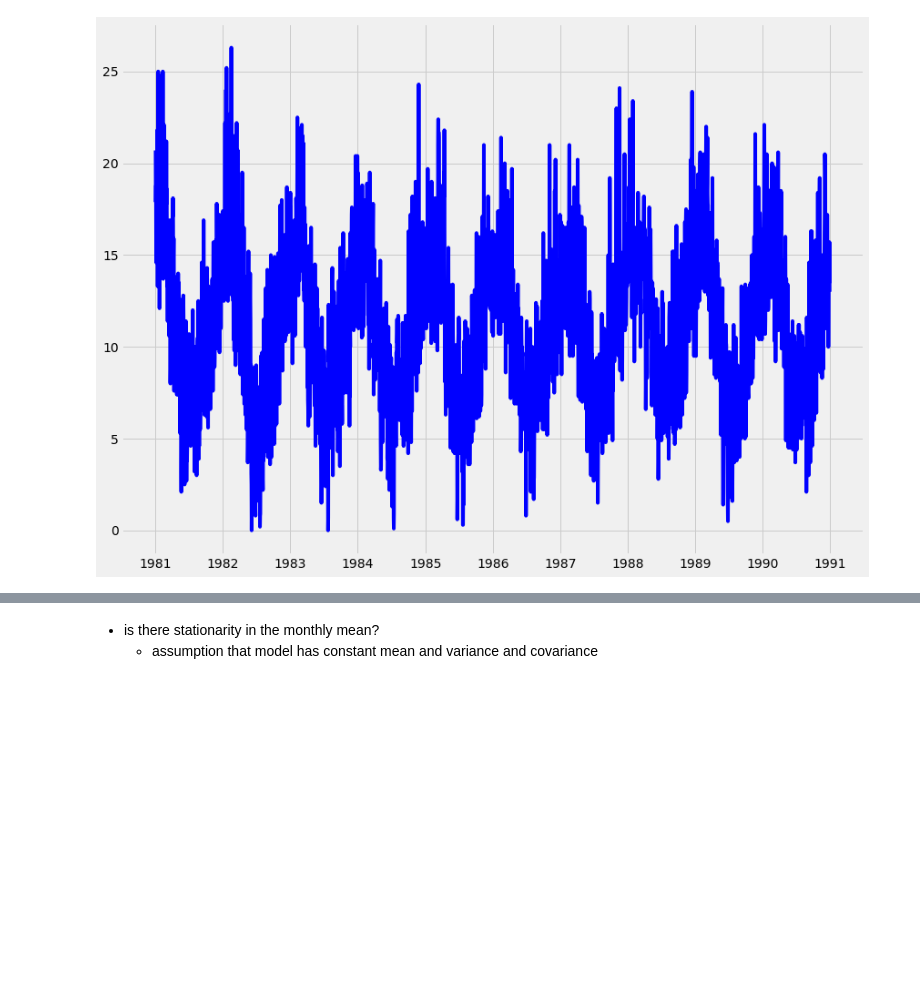
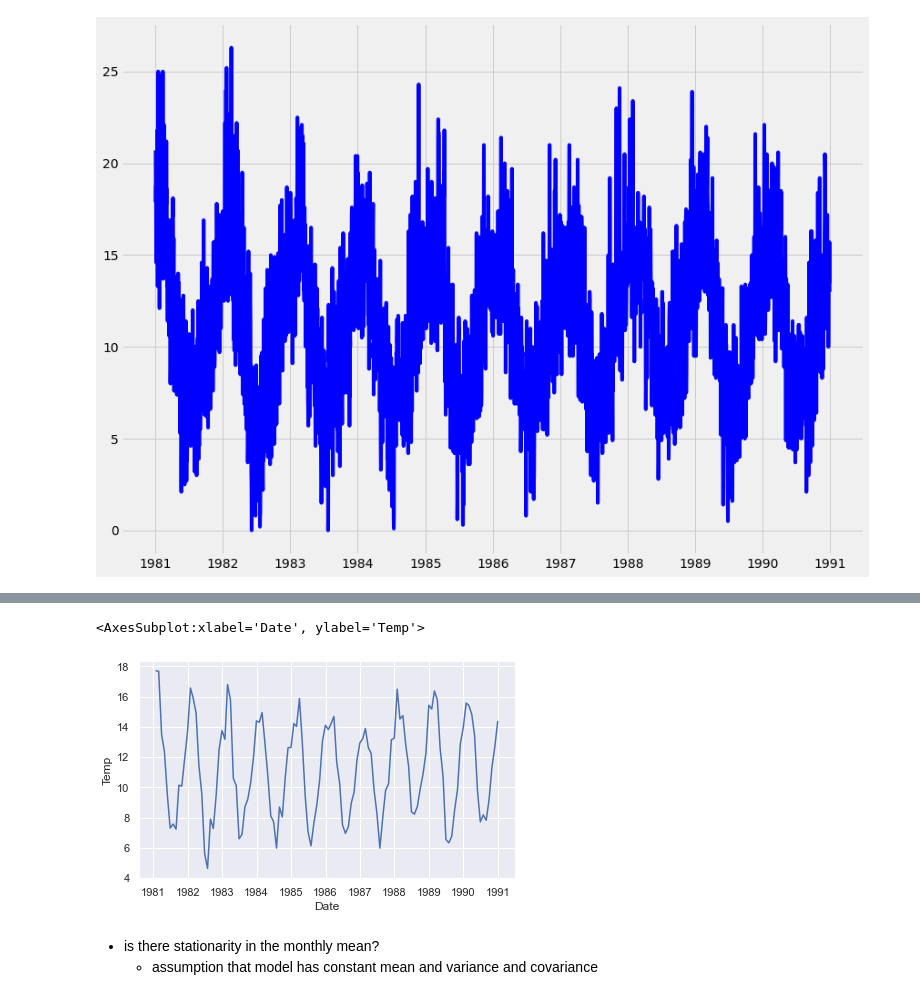
Before and after one commit to Astroraf/Phase-4-Review, a Jupyter notebook: Phase4Review.ipynb, the cells around one changed output, grey strips where cells are left out. Cells and saved outputs as stored; diff of their text form; code cells hidden in the pictures; blank space fills up the shorter version.

```diff
--- a/Phase4Review.ipynb
+++ b/Phase4Review.ipynb
@@ -621,3 +531,8 @@ plt.plot(monthly['Temp'])
+# %%
+sns.lineplot(data = monthly['Temp'])
+# %% [output]
+<AxesSubplot:xlabel='Date', ylabel='Temp'>
+[figure, added]
 # %% [markdown]
 - is there stationarity in the monthly mean?
     - assumption that model has constant mean and variance and covariance
```
Also changed, not shown: parts of 25 cells of this notebook.
